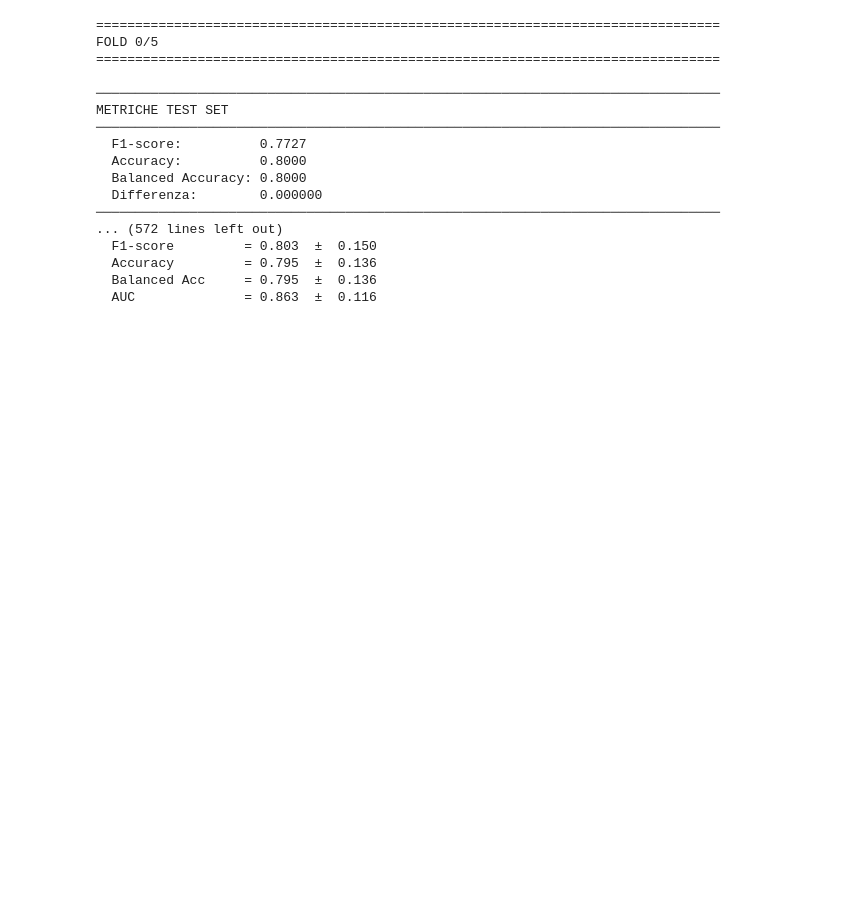
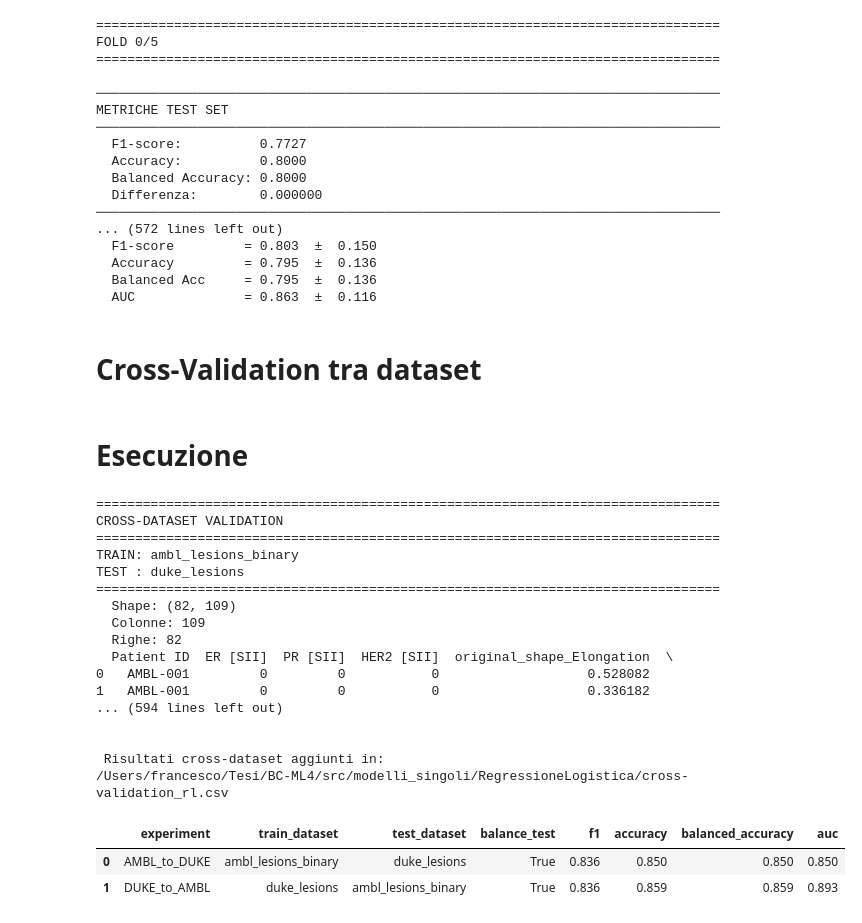
Before and after one commit to FrancescoDalCanto/BC-ML4, a Jupyter notebook: src/modelli_singoli/RegressioneLogistica/RegressioneLogistica_ER.ipynb, the cells around one changed output. Saved outputs shown, nothing was run; the diff lists cells and outputs as text; code cells hidden in the pictures; blank space fills up the shorter version.

```diff
--- a/src/modelli_singoli/RegressioneLogistica/RegressioneLogistica_ER.ipynb
+++ b/src/modelli_singoli/RegressioneLogistica/RegressioneLogistica_ER.ipynb
@@ -240,10 +262,7 @@ def balance_test_sets(cv_splits, y):
 # Grid Search
 # %%
 def gridsearch(X, y, splits):
-    model = Pipeline([
-                ("scaler", StandardScaler()),
-                ("lr", LogisticRegression(max_iter=5000, solver="liblinear"))
-            ])
+    model = get_model()
 
     param_grid = {
         "lr__C": [0.01, 0.1, 1, 10],
@@ -550,3 +569,5 @@ METRICHE TEST SET
   Accuracy         = 0.795  ±  0.136
   Balanced Acc     = 0.795  ±  0.136
   AUC              = 0.863  ±  0.116
+# %% [markdown]
+# Cross-Validation tra dataset
@@ -552,0 +692,64 @@ METRICHE TEST SET
+# %% [markdown]
+# Esecuzione
+# %%
+cross_results = {}
+
+# Prendo i best params da una delle CV intra-dataset
+best_params_global = results["DUKE_PR"]["best_params"]
+# in alternativa:
+# best_params_global = results["AMBL_PR"]["best_params"]
+
+# ================================
+# Esecuzione 1: AMBL → DUKE
+# ================================
+cross_results["AMBL_to_DUKE"] = cross_validation(
+    FILE_PATH / "ambl_lesions_binary.csv",
+    "ambl_lesions_binary",
+    "ambl",
+    FILE_PATH / "duke_lesions.csv",
+    "duke_lesions",
+    "duke",
+    best_params_global,
+    balance_test=True
+)
+
+# ================================
+# Esecuzione 2: DUKE → AMBL
+# ================================
+cross_results["DUKE_to_AMBL"] = cross_validation(
+    FILE_PATH / "duke_lesions.csv",
+    "duke_lesions",
+    "duke",
+    FILE_PATH / "ambl_lesions_binary.csv",
+    "ambl_lesions_binary",
+    "ambl",
+    best_params_global,
+    balance_test=True
+)
+
+
+save_cross_results_to_csv(
+    cross_results,
+    "/Users/francesco/Tesi/BC-ML4/src/modelli_singoli/RegressioneLogistica/cross-validation_rl.csv"
+)
+# %% [output]
+================================================================================
+CROSS-DATASET VALIDATION
+================================================================================
+TRAIN: ambl_lesions_binary
+TEST : duke_lesions
+================================================================================
+  Shape: (82, 109)
+  Colonne: 109
+  Righe: 82
+  Patient ID  ER [SII]  PR [SII]  HER2 [SII]  original_shape_Elongation  \
+0   AMBL-001         0         0           0                   0.528082
+1   AMBL-001         0         0           0                   0.336182
+... (594 lines left out)
+
+
+ Risultati cross-dataset aggiunti in:
+/Users/francesco/Tesi/BC-ML4/src/modelli_singoli/RegressioneLogistica/cross-validation_rl.csv
+|  | experiment | train_dataset | test_dataset | balance_test | f1 | accuracy | balanced_accuracy | auc |
+| 0 | AMBL_to_DUKE | ambl_lesions_binary | duke_lesions | True | 0.836 | 0.850 | 0.850 | 0.850 |
+| 1 | DUKE_to_AMBL | duke_lesions | ambl_lesions_binary | True | 0.836 | 0.859 | 0.859 | 0.893 |
```
Also changed, not shown: parts of 4 cells of this notebook, 10 other files.
